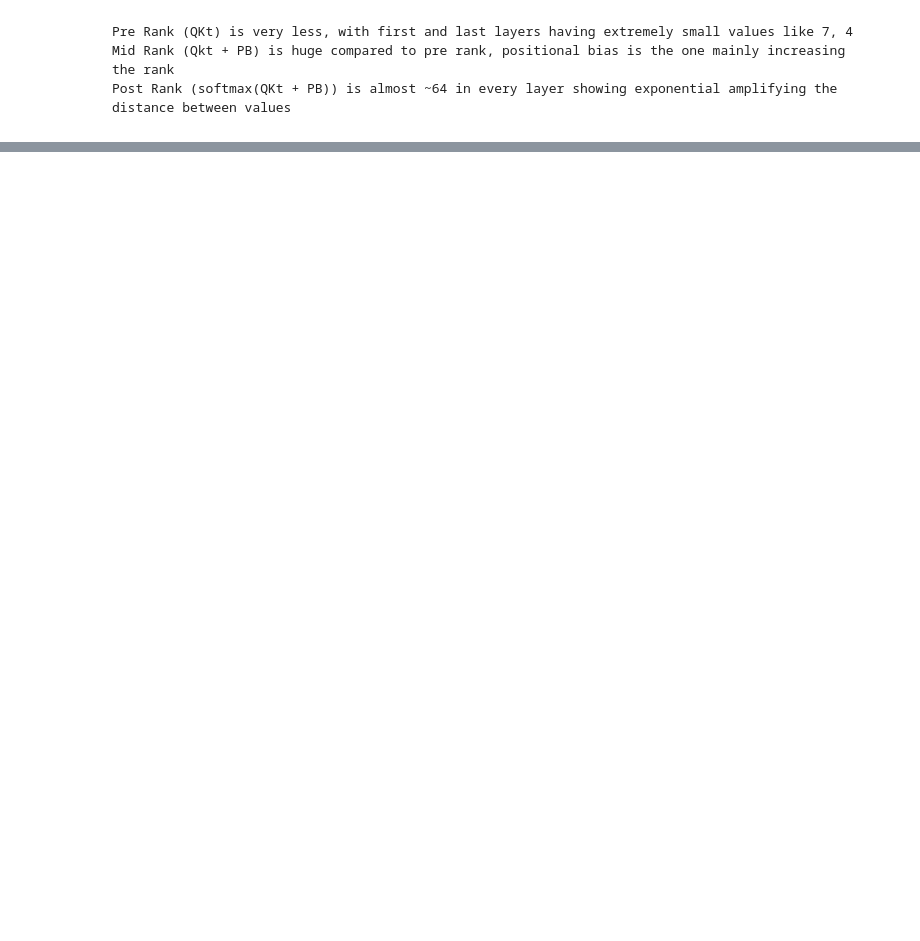
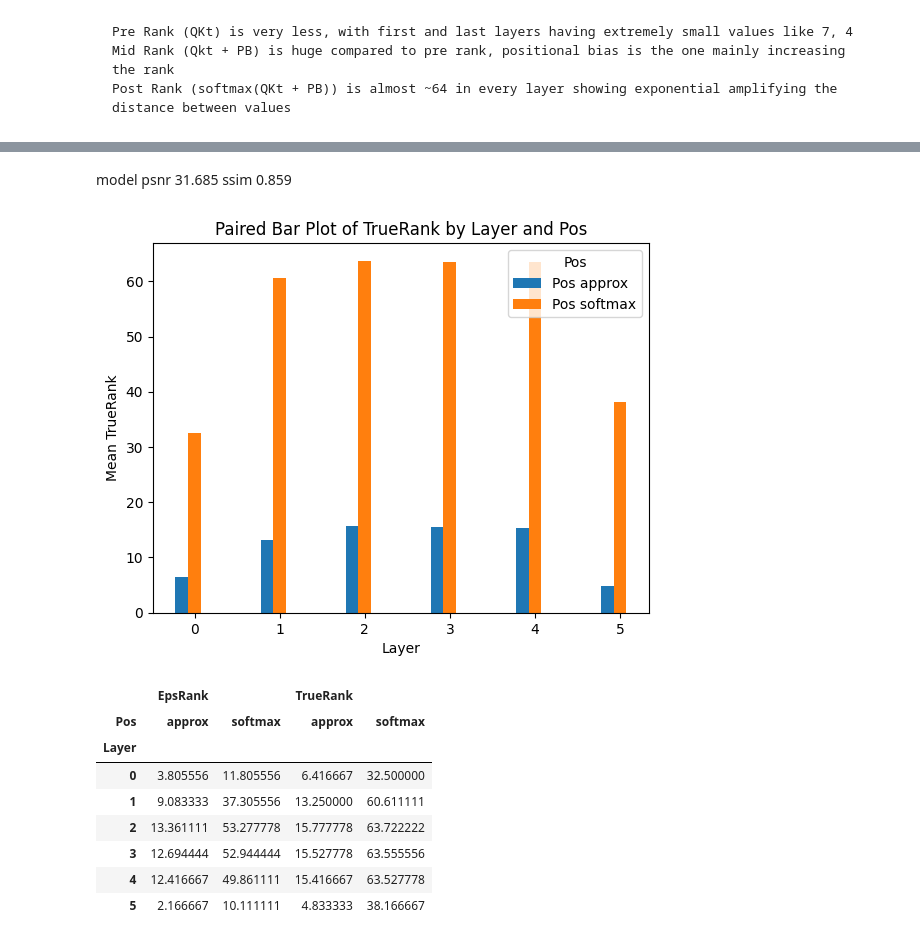
Before and after one commit to J-Karthik-palaniappan/comparative_study, a Jupyter notebook: visualize.ipynb, the cells around one changed output, grey strips where cells are left out. Saved outputs shown, nothing was run; the diff lists cells and outputs as text; code cells hidden in the pictures; blank space fills up the shorter version.

```diff
--- a/visualize.ipynb
+++ b/visualize.ipynb
@@ -51,7 +52,7 @@ def analyze_rank(attn, eps=1e-3):
     }
 
 # Example
-attn = np.load("attn_mats/L0_G0_pre_H0.npy")
+attn = np.load("attn_mats/original/L0_G0_pre_H0.npy")
 analyze_rank(attn)
 # %% [output]
 {'eps_rank': 3,
@@ -90,7 +91,7 @@ def parse_filename(fname):
     else:
         raise ValueError(f"Filename format not recognized: {fname}")
 
-def build_attention_dataframe(path="attn_mats/*.npy"):
+def build_attention_dataframe(path="attn_mats/original/*.npy"):
     rows = []
 
     for fname in sorted(glob.glob(path)):
@@ -165,3 +166,21 @@ pivot
 | 3 | 60.055556 | 62.472222 | 25.416667 | 63.944444 | 63.944444 | 30.000000 |
 | 4 | 53.805556 | 62.027778 | 17.750000 | 63.833333 | 63.944444 | 30.000000 |
 | 5 | 41.611111 | 55.166667 | 4.416667 | 63.777778 | 63.555556 | 22.472222 |
+# %%
+def plot_pivot(pivot):
+    pivot_reset = pivot.reset_index()
+    bar_width = 0.15
+    layers = pivot_reset['Layer']
+    x = range(len(layers))
+
+    # Plot bars for each Pos
+    for i, pos in enumerate(pivot.columns.levels[1]):  # pos values from pivot
+        plt.bar([p + i*bar_width for p in x], pivot_reset[('TrueRank', pos)], width=bar_width, label=f'Pos {pos}')
+
+    # Labels and ticks
+    plt.xlabel('Layer')
+    plt.ylabel('Mean TrueRank')
+    plt.title('Paired Bar Plot of TrueRank by Layer and Pos')
+    plt.xticks([p + bar_width*(len(pivot.columns.levels[1])/2) for p in x], layers)
+    plt.legend(title='Pos')
+    plt.show()
@@ -168,3 +189,8 @@ pivot
+# %%
+normal = build_attention_dataframe(path="attn_mats/original/*")
+nopos = build_attention_dataframe(path="attn_mats/nopos/*")
+nystrom = build_attention_dataframe(path="attn_mats/nystrom/*")
+pnp = build_attention_dataframe(path="attn_mats/pnp/*")
 # %% [markdown]
     Pre Rank (QKt) is very less, with first and last layers having extremely small values like 7, 4
     Mid Rank (Qkt + PB) is huge compared to pre rank, positional bias is the one mainly increasing the rank
@@ -171,0 +238,23 @@ pivot
+# %% [markdown]
+model psnr 31.685 ssim 0.859
+# %%
+pivot = pd.pivot_table(
+    nystrom,
+    values=["EpsRank", "TrueRank"],
+    index=["Layer"],
+    columns=["Pos"],
+    aggfunc="mean"
+)
+plot_pivot(pivot)
+pivot
+# %% [output]
+[figure, added]
+|  | EpsRank |  | TrueRank |  |
+| Pos | approx | softmax | approx | softmax |
+| Layer |  |  |  |  |
+| 0 | 3.805556 | 11.805556 | 6.416667 | 32.500000 |
+| 1 | 9.083333 | 37.305556 | 13.250000 | 60.611111 |
+| 2 | 13.361111 | 53.277778 | 15.777778 | 63.722222 |
+| 3 | 12.694444 | 52.944444 | 15.527778 | 63.555556 |
+| 4 | 12.416667 | 49.861111 | 15.416667 | 63.527778 |
+| 5 | 2.166667 | 10.111111 | 4.833333 | 38.166667 |
```
Also changed, not shown: parts of 11 cells of this notebook, 4 other files.
